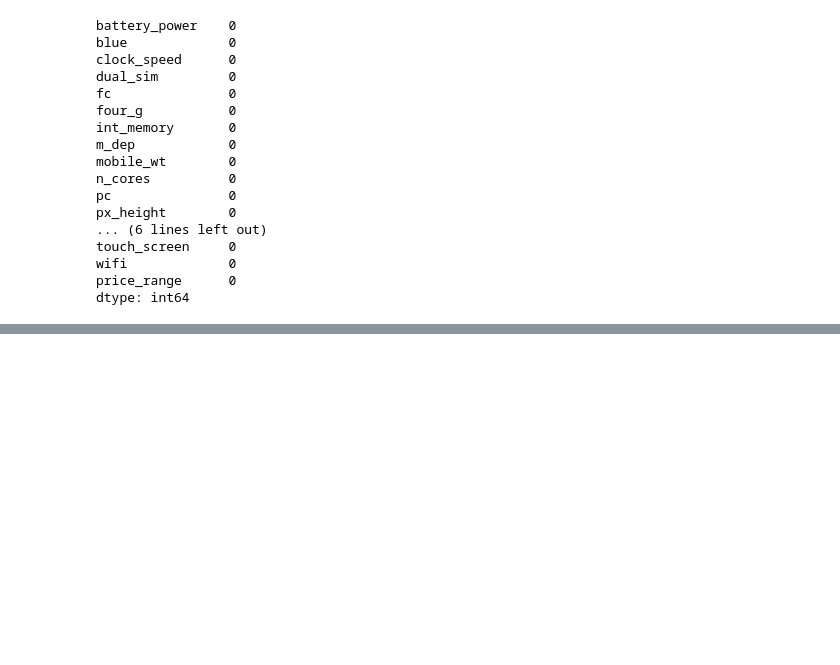
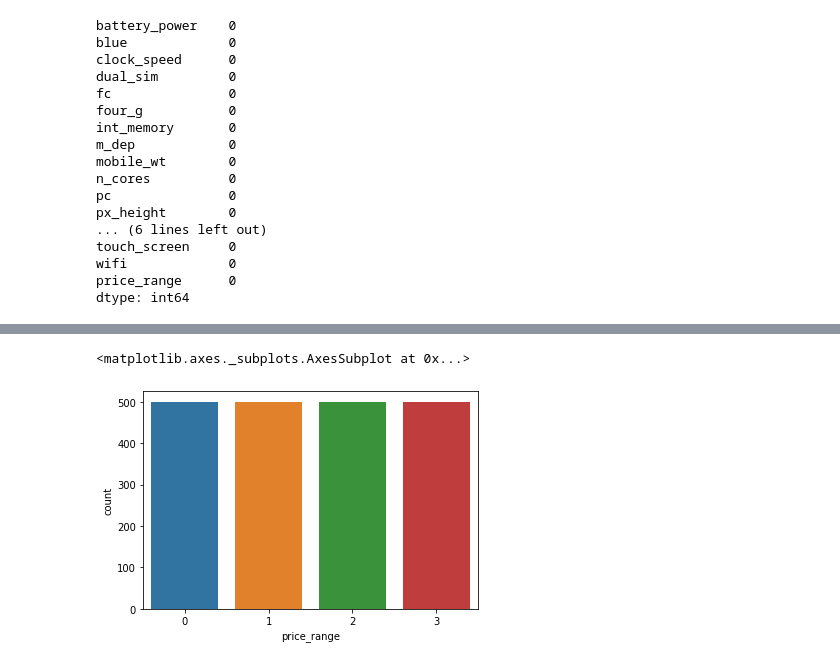
Before and after one commit to Arvindkale123/mobile-price-range-prediction, a Jupyter notebook: capstone 3.ipynb, the cells around one changed output, grey strips where cells are left out. Cells and saved outputs as stored; diff of their text form; code cells hidden in the pictures; blank space fills up the shorter version.

```diff
--- a/capstone 3.ipynb
+++ b/capstone 3.ipynb
@@ -112,0 +123,4 @@ dtype: int64
+# %%
+df['screen_size'] = ((df['sc_h']**2)+(df['sc_w']**2))**0.5
+
+df.drop(['sc_h','sc_w'], axis=1 ,inplace=True)
@@ -112,0 +133,7 @@ dtype: int64
+# %%
+# CountPlot of Target variable(Price range )
+
+sns.countplot(df['price_range'])
+# %% [output]
+<matplotlib.axes._subplots.AxesSubplot at 0x...>
+[figure, added]
```
Also changed, not shown: parts of 4 cells of this notebook.
